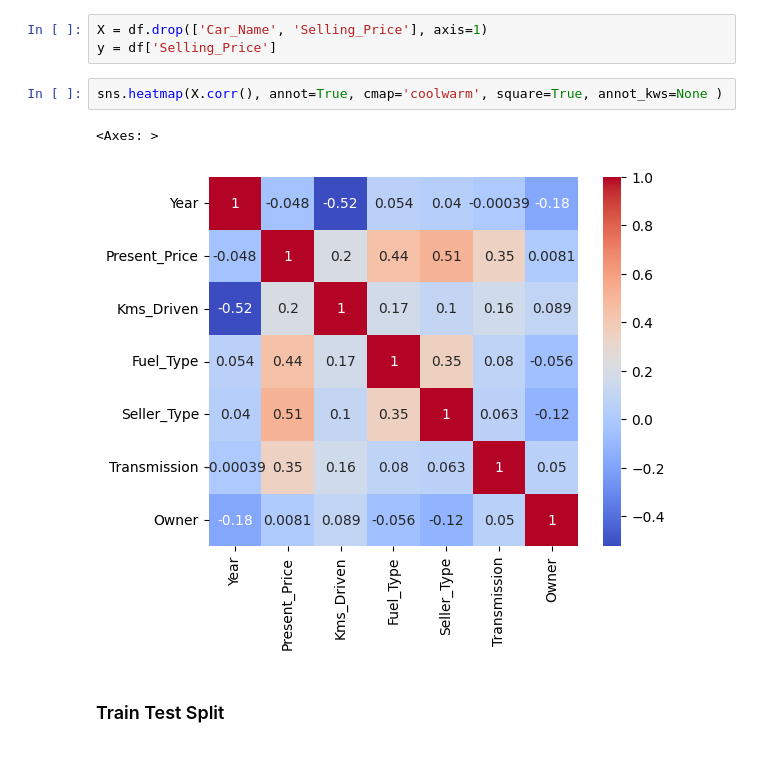
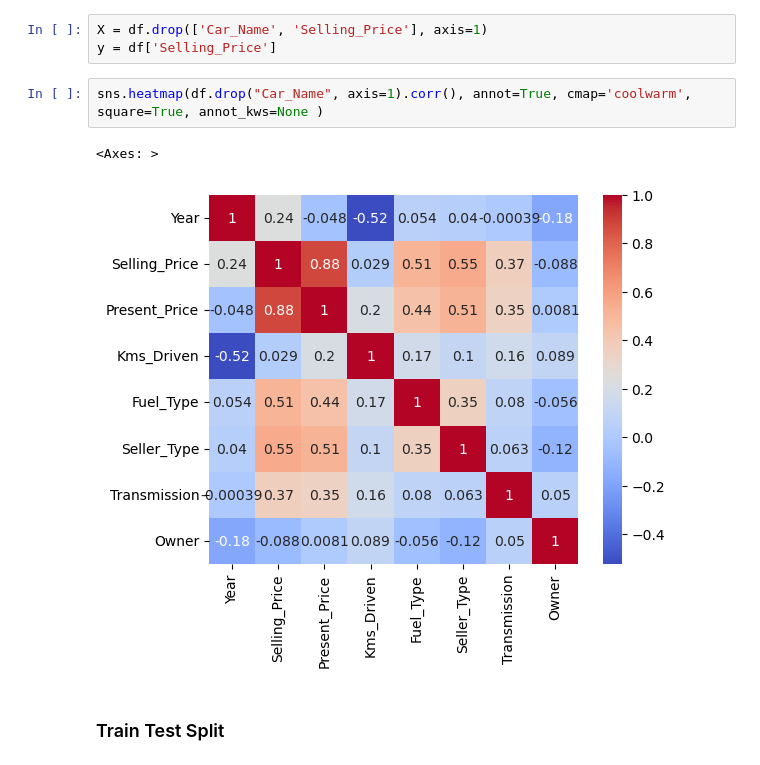
Before and after one commit to saphalresearchs/CarPricePrediction, a Jupyter notebook: CarPricePrediction.ipynb, the cells around one changed output. Drawn from its saved outputs; the diff is of its cells as text.

```diff
--- a/CarPricePrediction.ipynb
+++ b/CarPricePrediction.ipynb
@@ -99,10 +97,10 @@ df
 X = df.drop(['Car_Name', 'Selling_Price'], axis=1)
 y = df['Selling_Price']
 # %%
-sns.heatmap(X.corr(), annot=True, cmap='coolwarm', square=True, annot_kws=None )
+sns.heatmap(df.drop("Car_Name", axis=1).corr(), annot=True, cmap='coolwarm', square=True, annot_kws=None )
 # %% [output]
 <Axes: >
-[figure, old version]
+[figure, new version]
 # %% [markdown]
 ### Train Test Split
 # %%
```
Also changed, not shown: parts of 1 cell of this notebook, 1 other file.
